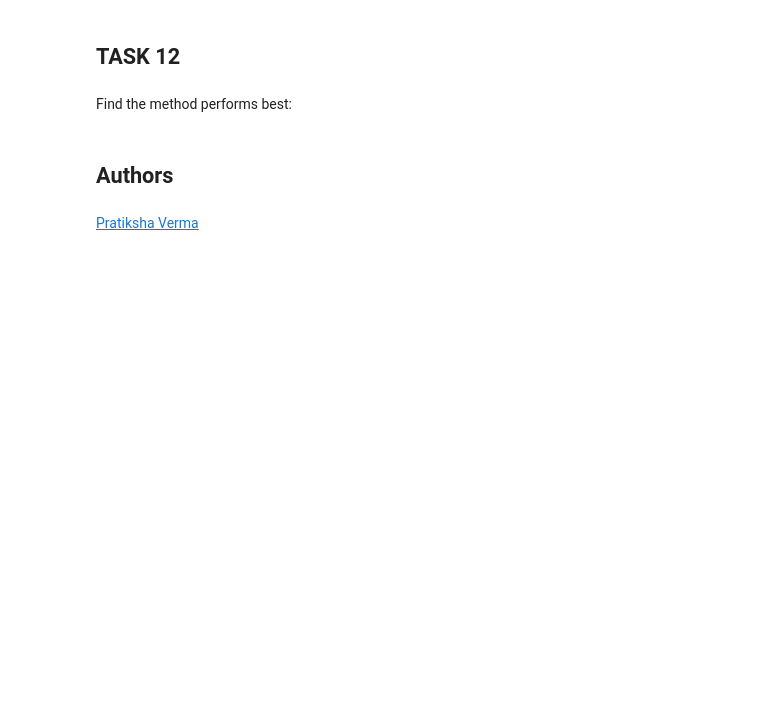
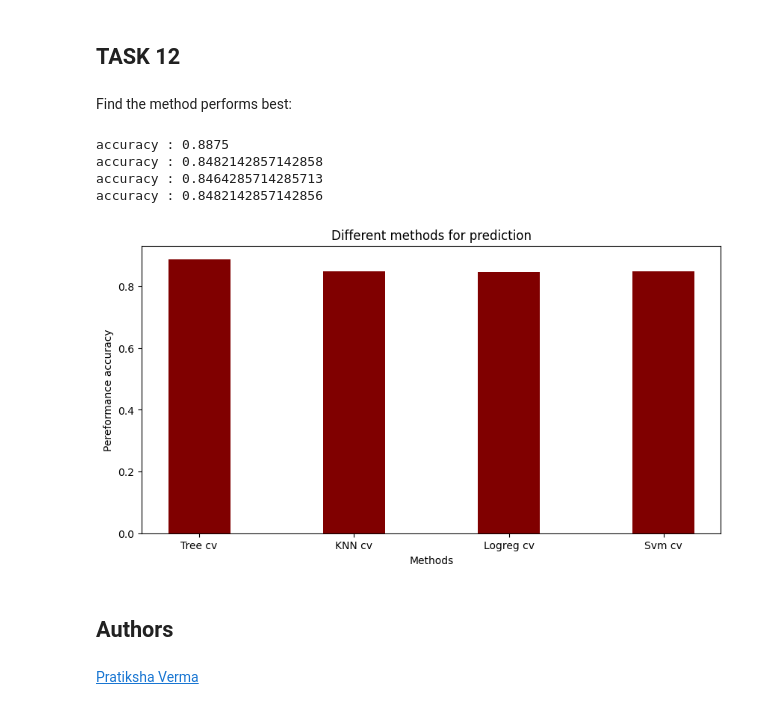
Before and after one commit to a-atanasova/testrepo, a Jupyter notebook: SpaceX_Machine Learning Prediction_Part_5.ipynb, the cells around one changed output. Cells and saved outputs as stored; diff of their text form; code cells hidden in the pictures; blank space fills up the shorter version.

```diff
--- a/SpaceX_Machine Learning Prediction_Part_5.ipynb
+++ b/SpaceX_Machine Learning Prediction_Part_5.ipynb
@@ -351,6 +343,37 @@ plot_confusion_matrix(Y_test,yhat)
 ## TASK  12
 # %% [markdown]
 Find the method performs best:
+# %%
+print("accuracy :",tree_cv.best_score_)
+print("accuracy :",knn_cv.best_score_)
+print("accuracy :",logreg_cv.best_score_)
+print("accuracy :",svm_cv.best_score_)
+
+# creating the dataset
+data = {'Tree cv':tree_cv.best_score_,
+        'KNN cv':knn_cv.best_score_,
+        'Logreg cv':logreg_cv.best_score_,
+        'Svm cv':svm_cv.best_score_}
+
+courses = list(data.keys())
+values = list(data.values())
+
+fig = plt.figure(figsize = (10, 5))
+
+# creating the bar plot
+plt.bar(courses, values, color ='maroon',
+        width = 0.4)
+
+plt.xlabel("Methods")
+plt.ylabel("Pereformance accuracy")
+plt.title("Different methods for prediction")
+plt.show()
+# %% [output]
+accuracy : 0.8875
+accuracy : 0.8482142857142858
+accuracy : 0.8464285714285713
+accuracy : 0.8482142857142856
+[figure, added]
 # %% [markdown]
 ## Authors
 # %% [markdown]
```
Also changed, not shown: parts of 5 cells of this notebook, 1 other file.
